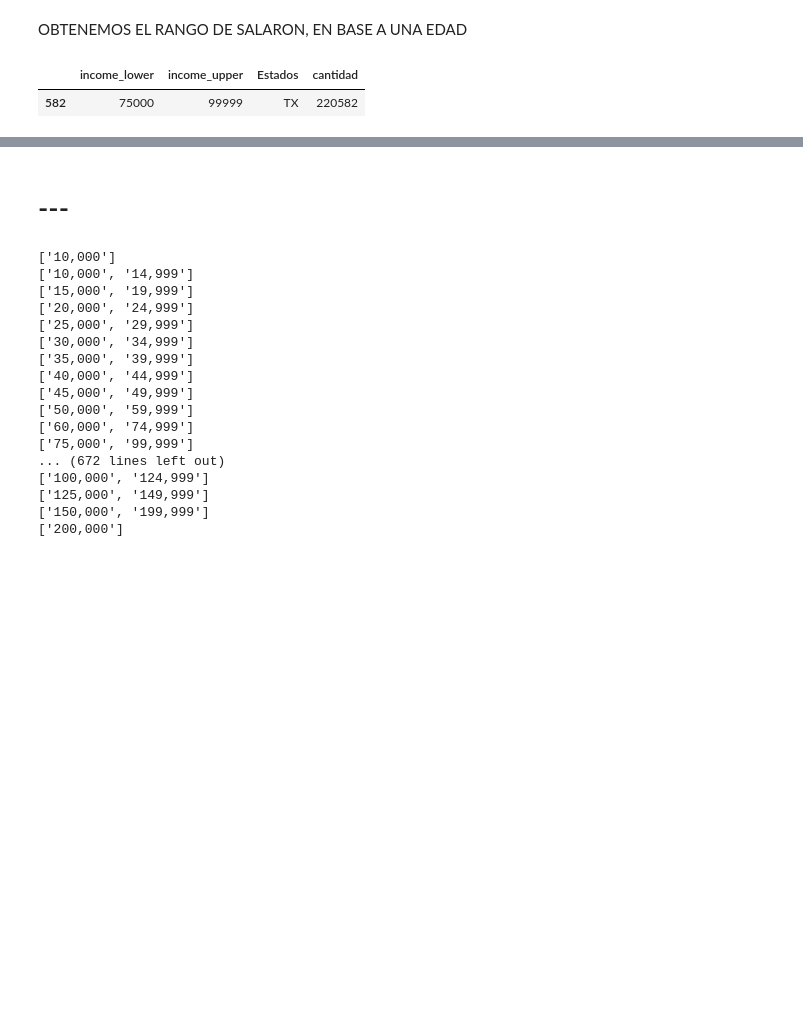
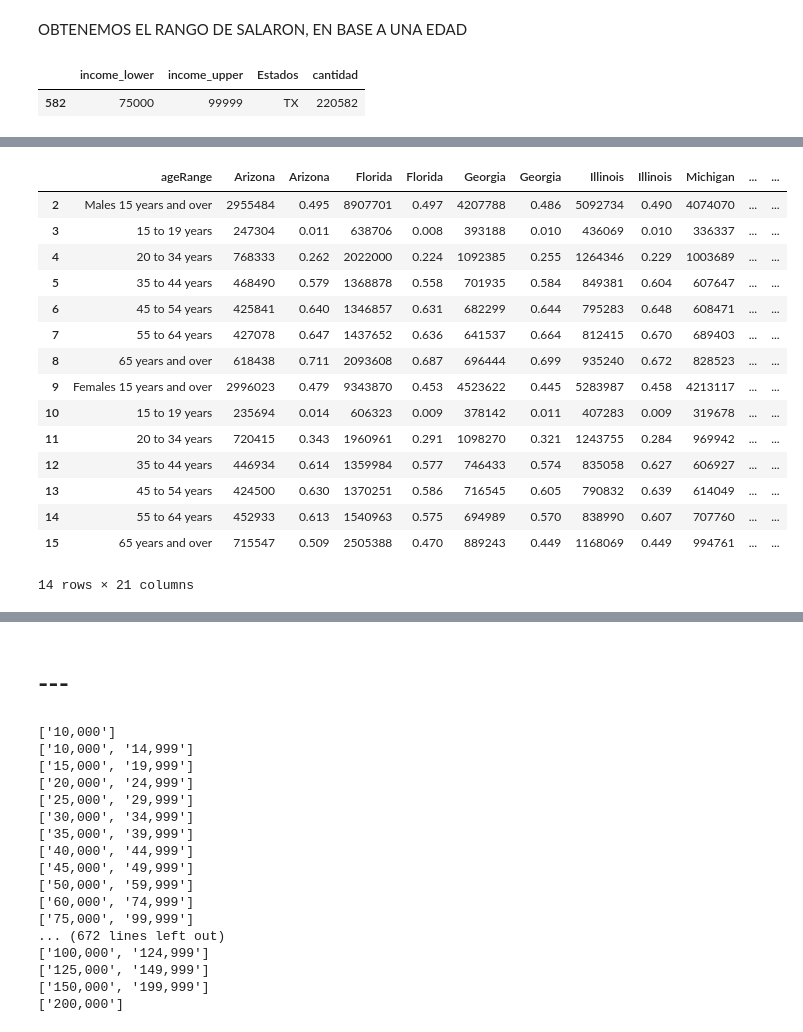
Before and after one commit to CarlosAlvarado-git/Proyecto_Final_BI, a Jupyter notebook: censusData.ipynb, the cells around one changed output, grey strips where cells are left out. Cells and saved outputs as stored; diff of their text form; code cells hidden in the pictures; blank space fills up the shorter version.

Commit message:
ETL para Marriages realizado
ETL para procesar el documento de Matrimonios realizado

```diff
--- a/censusData.ipynb
+++ b/censusData.ipynb
@@ -74,7 +74,10 @@ def vector_states(data):
         try:
             limit = i.index('!')
             state = i[0:limit]
-            States.append(state)
+            if state in States:
+                pass
+            else:
+                States.append(state)
         except:
             pass
 
@@ -451,3 +454,6 @@ pd.DataFrame(income.iloc[num[0]]).T
 # %% [output]
 |  | income_lower | income_upper | Estados | cantidad |
 | 582 | 75000 | 99999 | TX | 220582 |
+# %%
+filename = os.path.join(path,'Matrimonio.csv')
+matrimonio = load_data(filename)
@@ -453,0 +484,8 @@ pd.DataFrame(income.iloc[num[0]]).T
+# %%
+pasos = 1
+matrimonio_data = matrimonio.iloc[2:16,[0]]
+for cont in range(10):
+    matrimonio_data.insert(matrimonio_data.shape[1], matrimonio.columns[pasos],matrimonio.iloc[2:16,[pasos]].apply(lambda x: x.str.replace(',', '')).astype(int), True)
+    pasos += 1
+    matrimonio_data.insert(matrimonio_data.shape[1], matrimonio.columns[pasos],matrimonio.iloc[2:16,[pasos]].apply(lambda x: x.str.replace('%', '')).astype(float)/100, True)
+    pasos += 5
@@ -453,0 +509,24 @@ pd.DataFrame(income.iloc[num[0]]).T
+# %%
+States = vector_states(matrimonio_data)
+matrimonio_data.rename(columns = {'Label (Grouping)':'ageRange'}, inplace = True)
+for i in list(matrimonio_data.columns.values):
+    for j in States:
+        if i.find(j) != -1:
+            matrimonio_data.rename(columns={i:j},inplace=True)
+# %% [output]
+|  | ageRange | Arizona | Arizona | Florida | Florida | Georgia | Georgia | Illinois | Illinois | Michigan | ... | ... |
+| 2 | Males 15 years and over | 2955484 | 0.495 | 8907701 | 0.497 | 4207788 | 0.486 | 5092734 | 0.490 | 4074070 | ... | ... |
+| 3 | 15 to 19 years | 247304 | 0.011 | 638706 | 0.008 | 393188 | 0.010 | 436069 | 0.010 | 336337 | ... | ... |
+| 4 | 20 to 34 years | 768333 | 0.262 | 2022000 | 0.224 | 1092385 | 0.255 | 1264346 | 0.229 | 1003689 | ... | ... |
+| 5 | 35 to 44 years | 468490 | 0.579 | 1368878 | 0.558 | 701935 | 0.584 | 849381 | 0.604 | 607647 | ... | ... |
+| 6 | 45 to 54 years | 425841 | 0.640 | 1346857 | 0.631 | 682299 | 0.644 | 795283 | 0.648 | 608471 | ... | ... |
+| 7 | 55 to 64 years | 427078 | 0.647 | 1437652 | 0.636 | 641537 | 0.664 | 812415 | 0.670 | 689403 | ... | ... |
+| 8 | 65 years and over | 618438 | 0.711 | 2093608 | 0.687 | 696444 | 0.699 | 935240 | 0.672 | 828523 | ... | ... |
+| 9 | Females 15 years and over | 2996023 | 0.479 | 9343870 | 0.453 | 4523622 | 0.445 | 5283987 | 0.458 | 4213117 | ... | ... |
+| 10 | 15 to 19 years | 235694 | 0.014 | 606323 | 0.009 | 378142 | 0.011 | 407283 | 0.009 | 319678 | ... | ... |
+| 11 | 20 to 34 years | 720415 | 0.343 | 1960961 | 0.291 | 1098270 | 0.321 | 1243755 | 0.284 | 969942 | ... | ... |
+| 12 | 35 to 44 years | 446934 | 0.614 | 1359984 | 0.577 | 746433 | 0.574 | 835058 | 0.627 | 606927 | ... | ... |
+| 13 | 45 to 54 years | 424500 | 0.630 | 1370251 | 0.586 | 716545 | 0.605 | 790832 | 0.639 | 614049 | ... | ... |
+| 14 | 55 to 64 years | 452933 | 0.613 | 1540963 | 0.575 | 694989 | 0.570 | 838990 | 0.607 | 707760 | ... | ... |
+| 15 | 65 years and over | 715547 | 0.509 | 2505388 | 0.470 | 889243 | 0.449 | 1168069 | 0.449 | 994761 | ... | ... |
+14 rows × 21 columns
```
Also changed, not shown: parts of 8 cells of this notebook.
